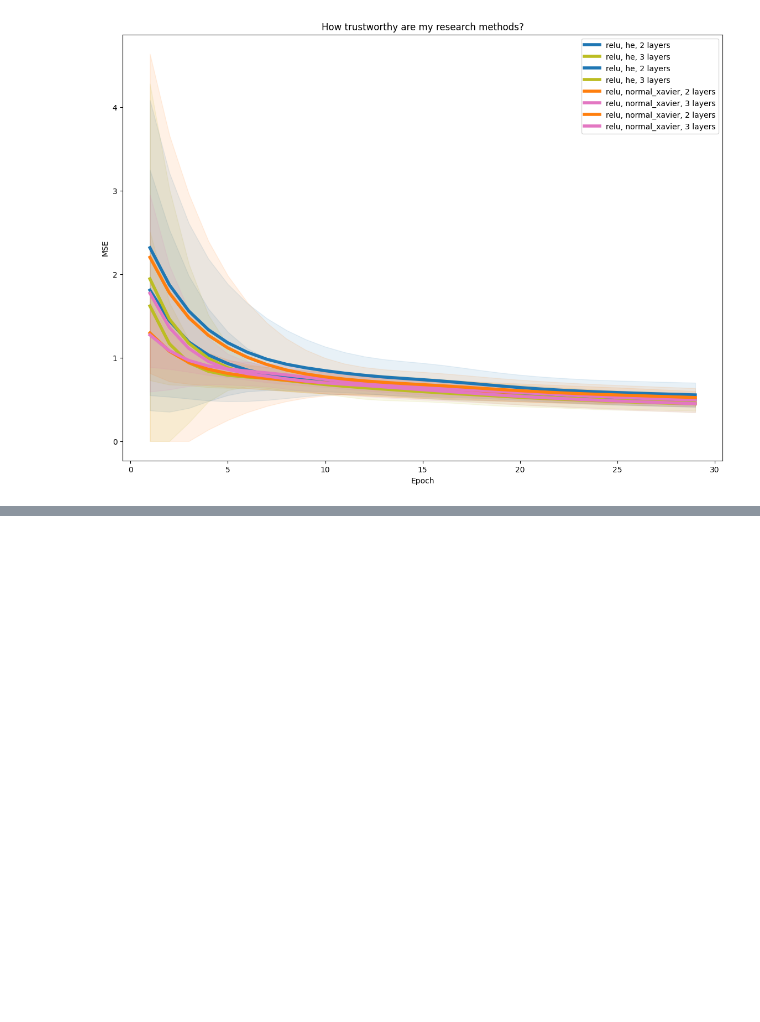
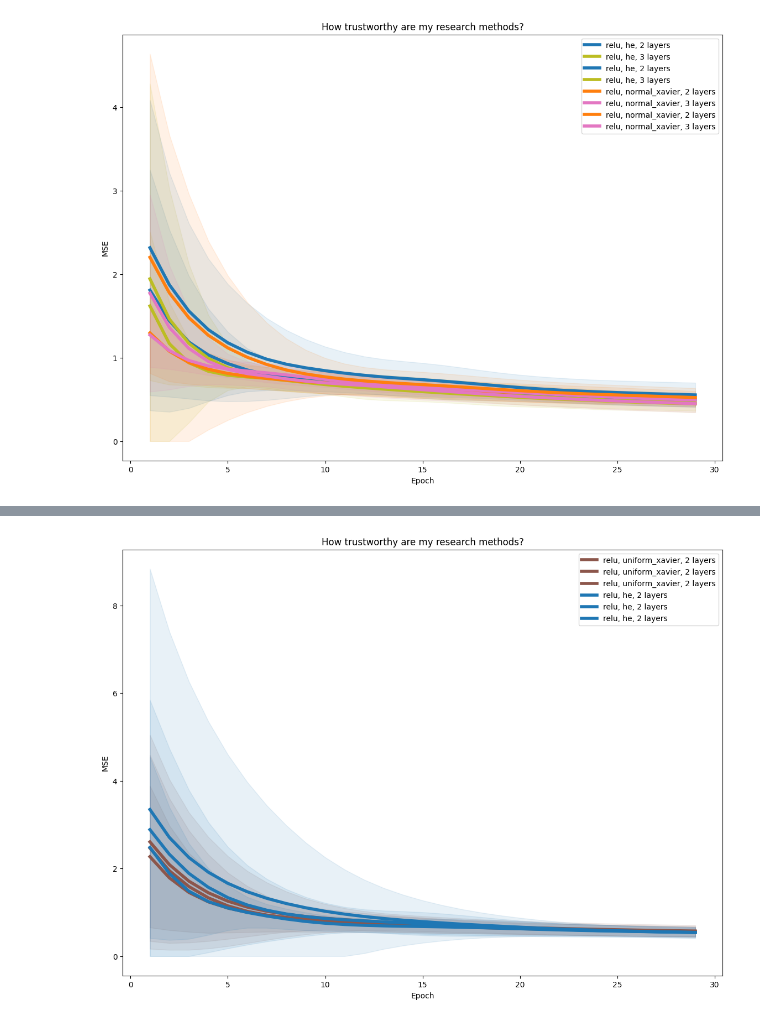
Before and after one commit to nizwant/methods_of_computational_intelligence, a Jupyter notebook: NeuralNetworks/NN6.ipynb, the cells around one changed output, grey strips where cells are left out. Drawn from its saved outputs; the diff is of its cells as text; code cells hidden in the pictures; blank space fills up the shorter version.

```diff
--- a/NeuralNetworks/NN6.ipynb
+++ b/NeuralNetworks/NN6.ipynb
@@ -244,0 +436,9 @@ Text(0, 0.5, 'MSE')
+# %%
+visualize_correctness(
+    ["2"],
+    ["relu"],
+    ["he", "uniform_xavier"],
+    "How trustworthy are my research methods?",
+)
+# %% [output]
+[figure, added]
```
Also changed, not shown: parts of 7 cells of this notebook.
